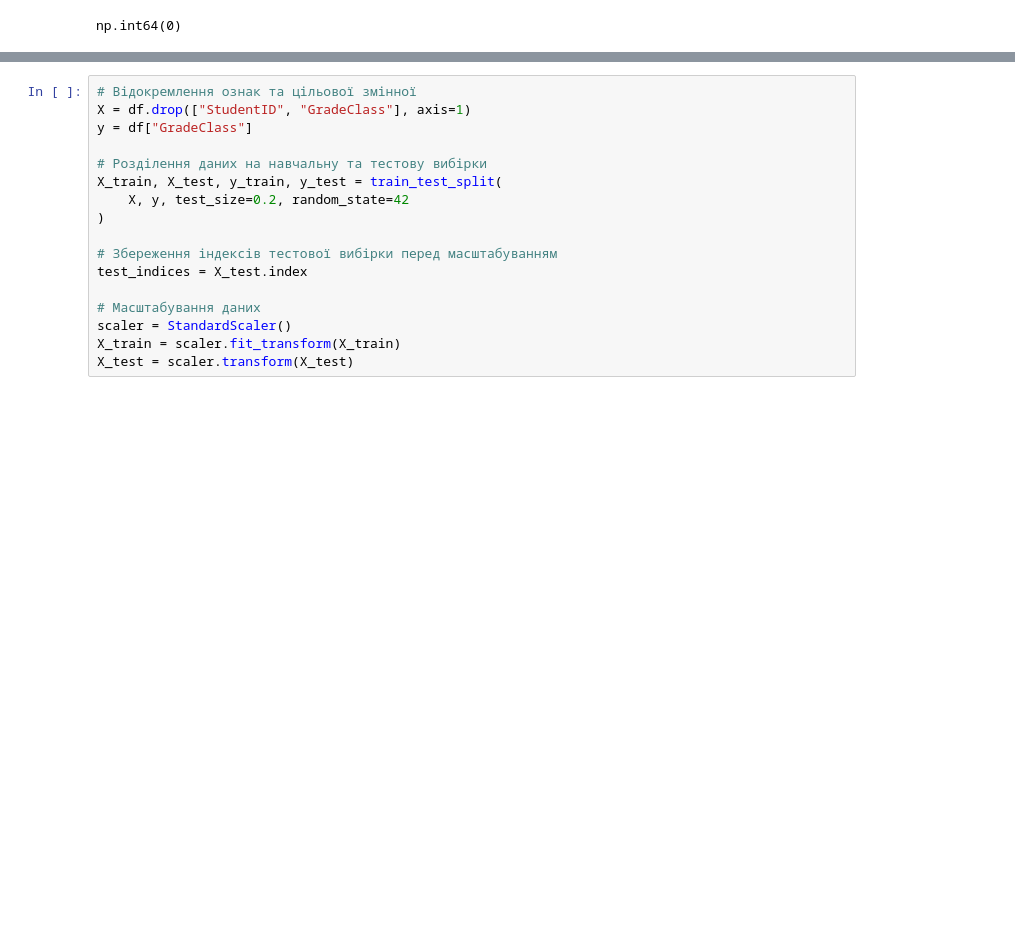
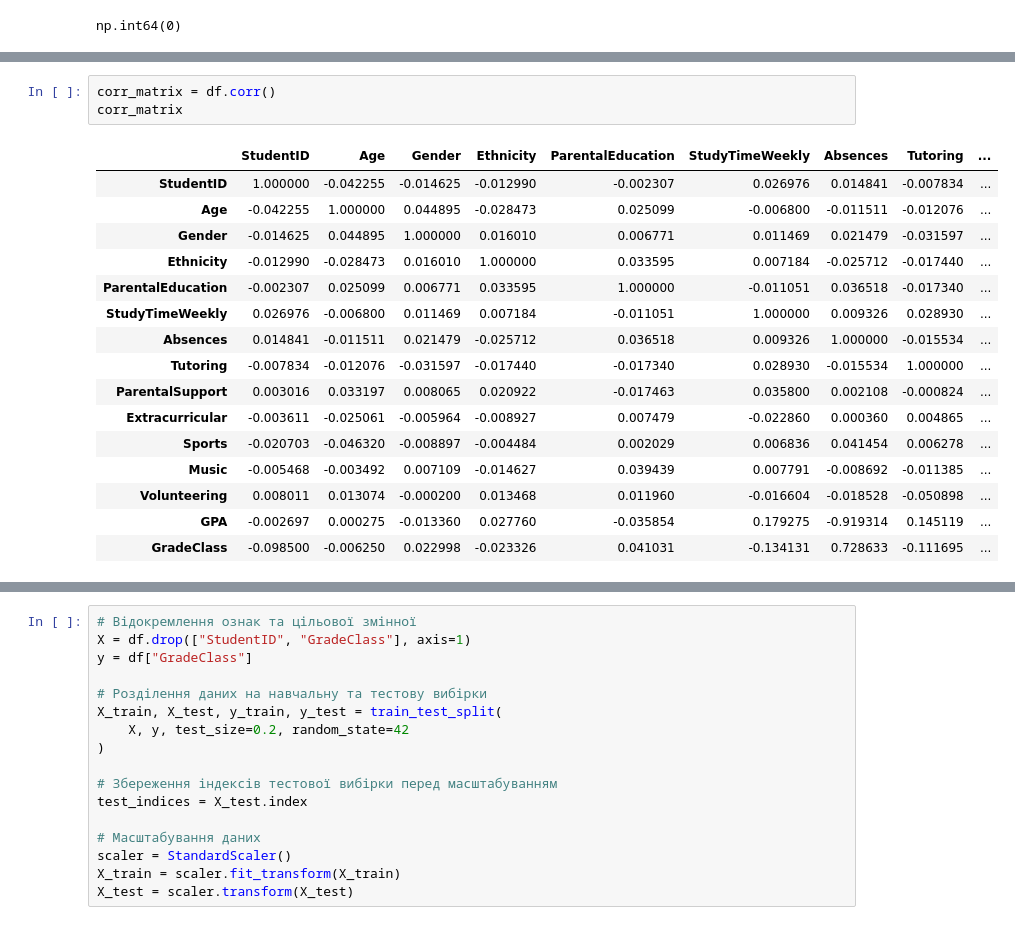
Before and after one commit to SiracencoSerghei/DataScienceHW, a Jupyter notebook: example_kaggle/les_4/SVM_K-means.ipynb, the cells around one changed output, grey strips where cells are left out. Cells and saved outputs as stored; diff of their text form; blank space fills up the shorter version.

```diff
--- a/example_kaggle/les_4/SVM_K-means.ipynb
+++ b/example_kaggle/les_4/SVM_K-means.ipynb
@@ -119,3 +119,23 @@ df.describe()
 | 50% | 2196.500000 | 16.000000 | 1.000000 | 0.000000 | 2.000000 | 9.705363 | 15.000000 | 0.000000 | ... |
 | 75% | 2794.250000 | 17.000000 | 1.000000 | 2.000000 | 2.000000 | 14.408410 | 22.000000 | 1.000000 | ... |
 | max | 3392.000000 | 18.000000 | 1.000000 | 3.000000 | 4.000000 | 19.978094 | 29.000000 | 1.000000 | ... |
+# %%
+corr_matrix = df.corr()
+corr_matrix
+# %% [output]
+|  | StudentID | Age | Gender | Ethnicity | ParentalEducation | StudyTimeWeekly | Absences | Tutoring | ... |
+| StudentID | 1.000000 | -0.042255 | -0.014625 | -0.012990 | -0.002307 | 0.026976 | 0.014841 | -0.007834 | ... |
+| Age | -0.042255 | 1.000000 | 0.044895 | -0.028473 | 0.025099 | -0.006800 | -0.011511 | -0.012076 | ... |
+| Gender | -0.014625 | 0.044895 | 1.000000 | 0.016010 | 0.006771 | 0.011469 | 0.021479 | -0.031597 | ... |
+| Ethnicity | -0.012990 | -0.028473 | 0.016010 | 1.000000 | 0.033595 | 0.007184 | -0.025712 | -0.017440 | ... |
+| ParentalEducation | -0.002307 | 0.025099 | 0.006771 | 0.033595 | 1.000000 | -0.011051 | 0.036518 | -0.017340 | ... |
+| StudyTimeWeekly | 0.026976 | -0.006800 | 0.011469 | 0.007184 | -0.011051 | 1.000000 | 0.009326 | 0.028930 | ... |
+| Absences | 0.014841 | -0.011511 | 0.021479 | -0.025712 | 0.036518 | 0.009326 | 1.000000 | -0.015534 | ... |
+| Tutoring | -0.007834 | -0.012076 | -0.031597 | -0.017440 | -0.017340 | 0.028930 | -0.015534 | 1.000000 | ... |
+| ParentalSupport | 0.003016 | 0.033197 | 0.008065 | 0.020922 | -0.017463 | 0.035800 | 0.002108 | -0.000824 | ... |
+| Extracurricular | -0.003611 | -0.025061 | -0.005964 | -0.008927 | 0.007479 | -0.022860 | 0.000360 | 0.004865 | ... |
+| Sports | -0.020703 | -0.046320 | -0.008897 | -0.004484 | 0.002029 | 0.006836 | 0.041454 | 0.006278 | ... |
+| Music | -0.005468 | -0.003492 | 0.007109 | -0.014627 | 0.039439 | 0.007791 | -0.008692 | -0.011385 | ... |
+| Volunteering | 0.008011 | 0.013074 | -0.000200 | 0.013468 | 0.011960 | -0.016604 | -0.018528 | -0.050898 | ... |
+| GPA | -0.002697 | 0.000275 | -0.013360 | 0.027760 | -0.035854 | 0.179275 | -0.919314 | 0.145119 | ... |
+| GradeClass | -0.098500 | -0.006250 | 0.022998 | -0.023326 | 0.041031 | -0.134131 | 0.728633 | -0.111695 | ... |
```
Also changed, not shown: parts of 5 cells of this notebook, 1 other file.
